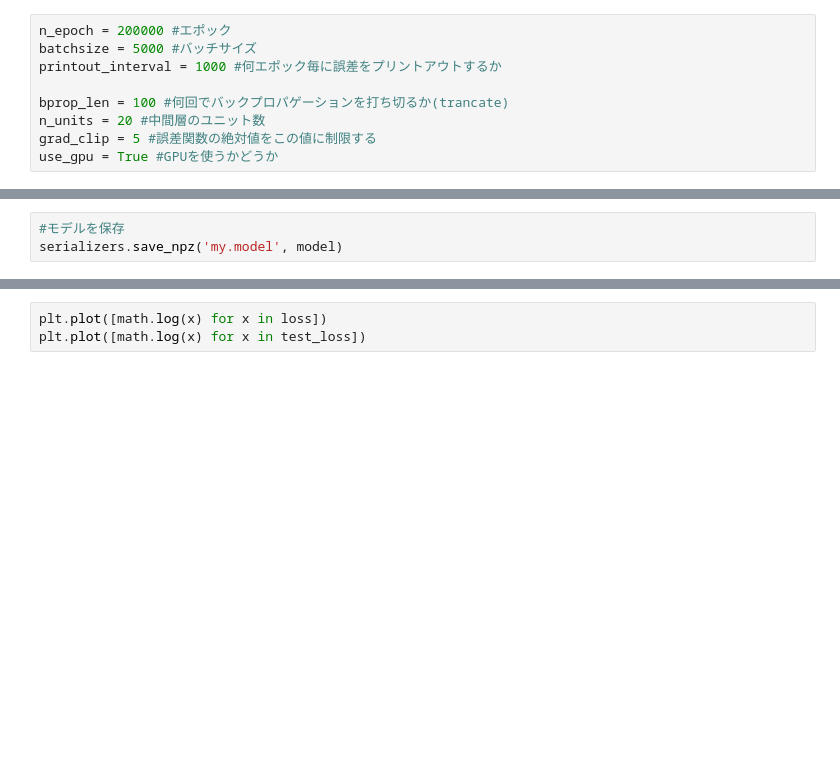
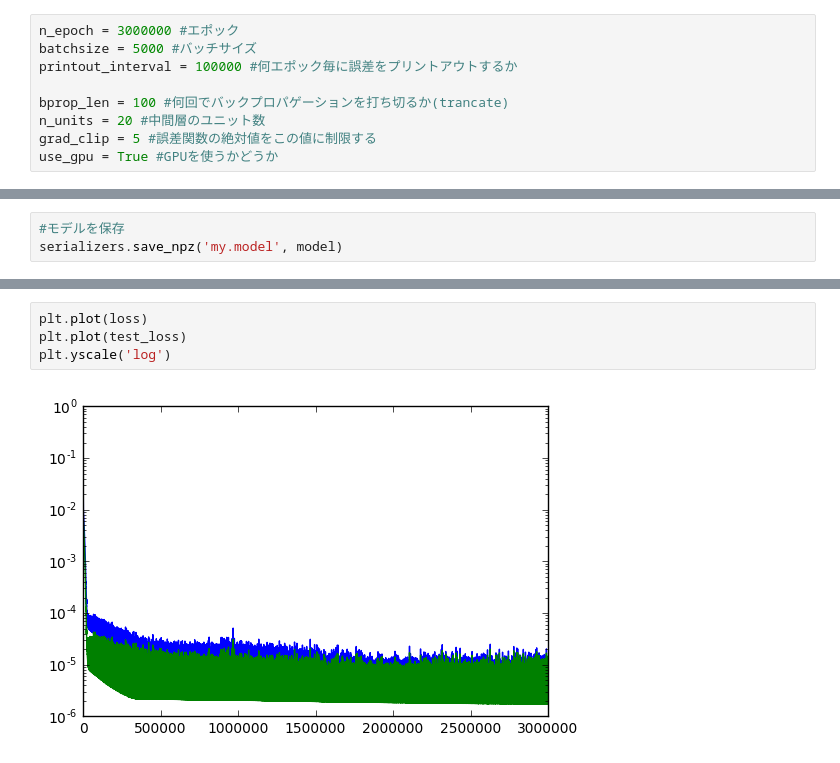
Before and after one commit to haretaro/ichiyo, a Jupyter notebook: net/train.ipynb, the cells around one changed output, grey strips where cells are left out. Saved outputs shown, nothing was run; the diff lists cells and outputs as text; blank space fills up the shorter version.

```diff
--- a/net/train.ipynb
+++ b/net/train.ipynb
@@ -11,9 +11,9 @@ import time
 import datetime
 from net import Net, MLP
 # %%
-n_epoch = 200000 #エポック
+n_epoch = 3000000 #エポック
 batchsize = 5000 #バッチサイズ
-printout_interval = 1000 #何エポック毎に誤差をプリントアウトするか
+printout_interval = 100000 #何エポック毎に誤差をプリントアウトするか
 
 bprop_len = 100 #何回でバックプロパゲーションを打ち切るか(trancate)
 n_units = 20 #中間層のユニット数
@@ -125,6 +147,9 @@ plt.plot(test_loss[-12000:])
-# %%
-plt.plot([math.log(x) for x in loss])
-plt.plot([math.log(x) for x in test_loss])
+# %%
+plt.plot(loss)
+plt.plot(test_loss)
+plt.yscale('log')
+# %% [output]
+[figure, added]
 # %%
 output, error = evaluate(model, x_chainer_variable, y_chainer_variable)
 
```
Also changed, not shown: parts of 9 cells of this notebook, 1 other file.
